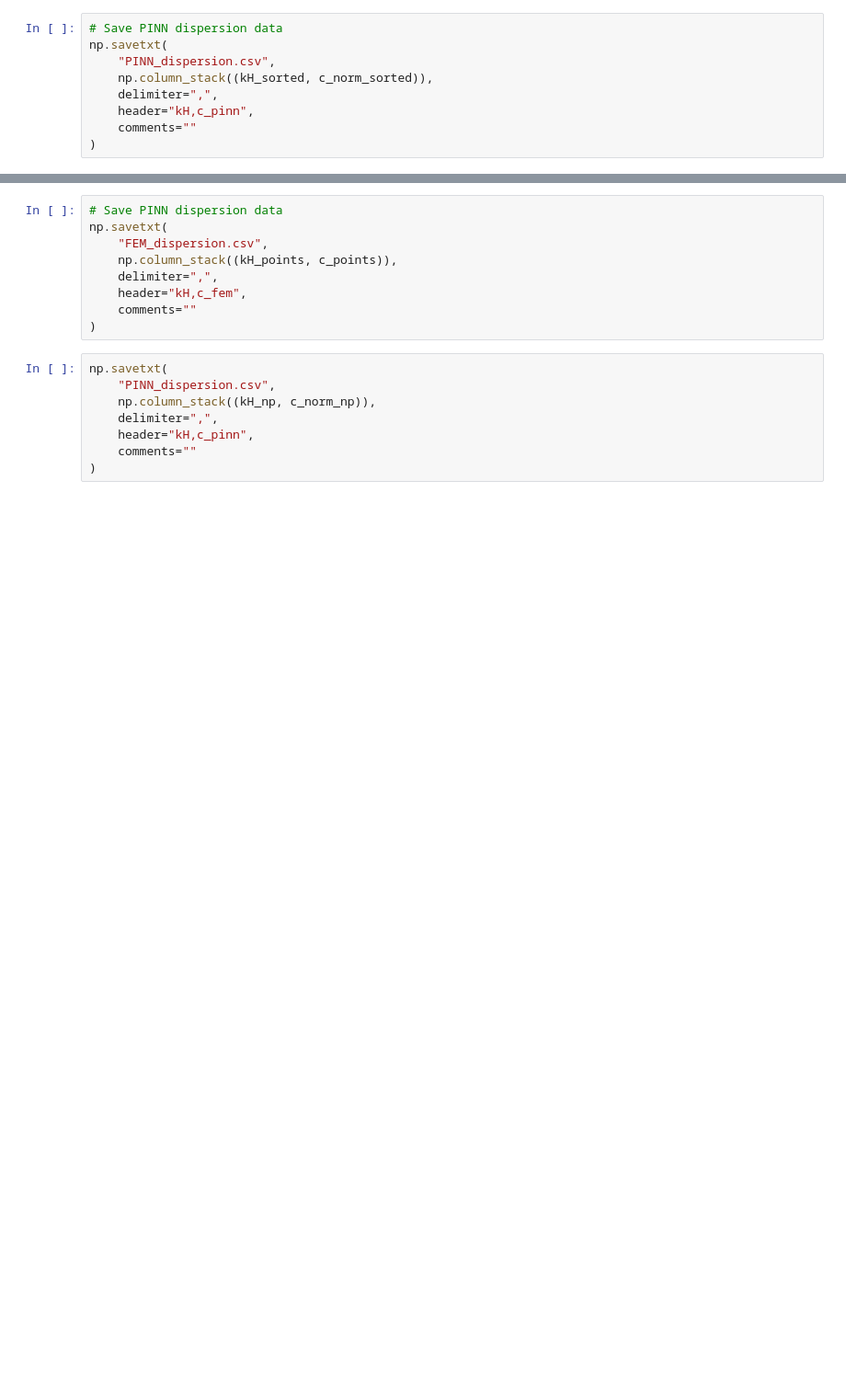
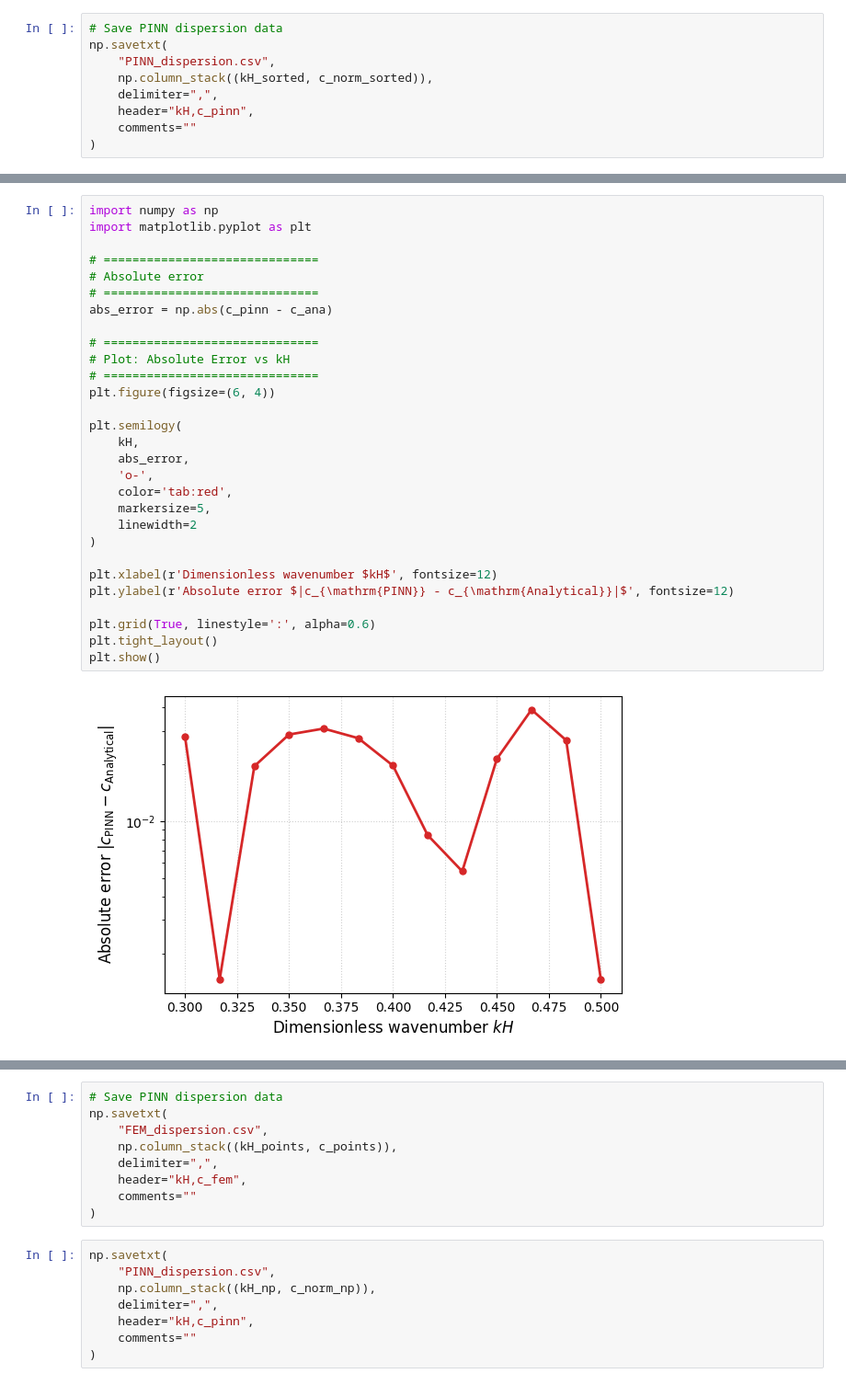
Before and after one commit to mayankjha-my/PINN, a Jupyter notebook: experiments/PINN_three_layer_system.ipynb, the cells around one changed output, grey strips where cells are left out. Shown at 92% size. Cells and saved outputs as stored; diff of their text form; blank space fills up the shorter version.

```diff
--- a/experiments/PINN_three_layer_system.ipynb
+++ b/experiments/PINN_three_layer_system.ipynb
@@ -324,0 +653,31 @@ np.savetxt(
+# %%
+import numpy as np
+import matplotlib.pyplot as plt
+
+# ==============================
+# Absolute error
+# ==============================
+abs_error = np.abs(c_pinn - c_ana)
+
+# ==============================
+# Plot: Absolute Error vs kH
+# ==============================
+plt.figure(figsize=(6, 4))
+
+plt.semilogy(
+    kH,
+    abs_error,
+    'o-',
+    color='tab:red',
+    markersize=5,
+    linewidth=2
+)
+
+plt.xlabel(r'Dimensionless wavenumber $kH$', fontsize=12)
+plt.ylabel(r'Absolute error $|c_{\mathrm{PINN}} - c_{\mathrm{Analytical}}|$', fontsize=12)
+
+plt.grid(True, linestyle=':', alpha=0.6)
+plt.tight_layout()
+plt.show()
+# %% [output]
+[figure, added]
```
Also changed, not shown: parts of 23 cells of this notebook, 4 other files.
